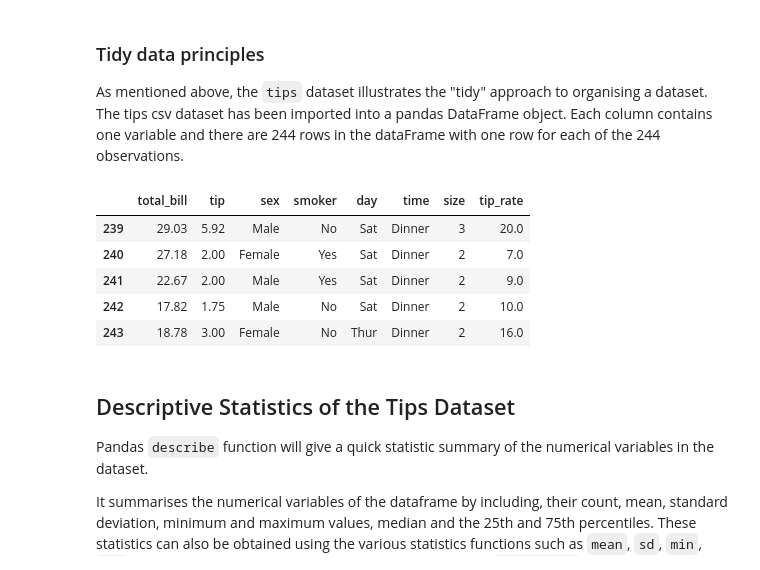
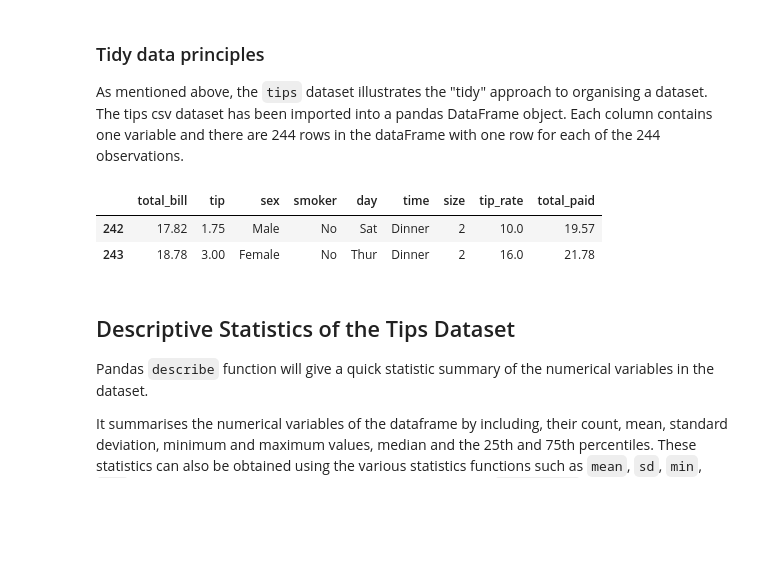
Before and after one commit to angela1C/Fundamentals-of-Data-Analysis-Project-2019, a Jupyter notebook: tips-project.ipynb, the cells around one changed output. Saved outputs shown, nothing was run; the diff lists cells and outputs as text; code cells hidden in the pictures; blank space fills up the shorter version.

```diff
--- a/tips-project.ipynb
+++ b/tips-project.ipynb
@@ -445,14 +418,11 @@ df.head()
 As mentioned above, the `tips` dataset illustrates the "tidy" approach to organising a dataset.
 The tips csv dataset has been imported into a pandas DataFrame object. Each column contains one variable and there are 244 rows in the dataFrame with one row for each of the 244 observations.
 # %%
-df.tail()
+df.tail(2)
 # %% [output]
-|  | total_bill | tip | sex | smoker | day | time | size | tip_rate |
-| 239 | 29.03 | 5.92 | Male | No | Sat | Dinner | 3 | 20.0 |
-| 240 | 27.18 | 2.00 | Female | Yes | Sat | Dinner | 2 | 7.0 |
-| 241 | 22.67 | 2.00 | Male | Yes | Sat | Dinner | 2 | 9.0 |
-| 242 | 17.82 | 1.75 | Male | No | Sat | Dinner | 2 | 10.0 |
-| 243 | 18.78 | 3.00 | Female | No | Thur | Dinner | 2 | 16.0 |
+|  | total_bill | tip | sex | smoker | day | time | size | tip_rate | total_paid |
+| 242 | 17.82 | 1.75 | Male | No | Sat | Dinner | 2 | 10.0 | 19.57 |
+| 243 | 18.78 | 3.00 | Female | No | Thur | Dinner | 2 | 16.0 | 21.78 |
 # %% [markdown]
 ## Descriptive Statistics of the Tips Dataset
 
```
Also changed, not shown: parts of 24 cells of this notebook.
